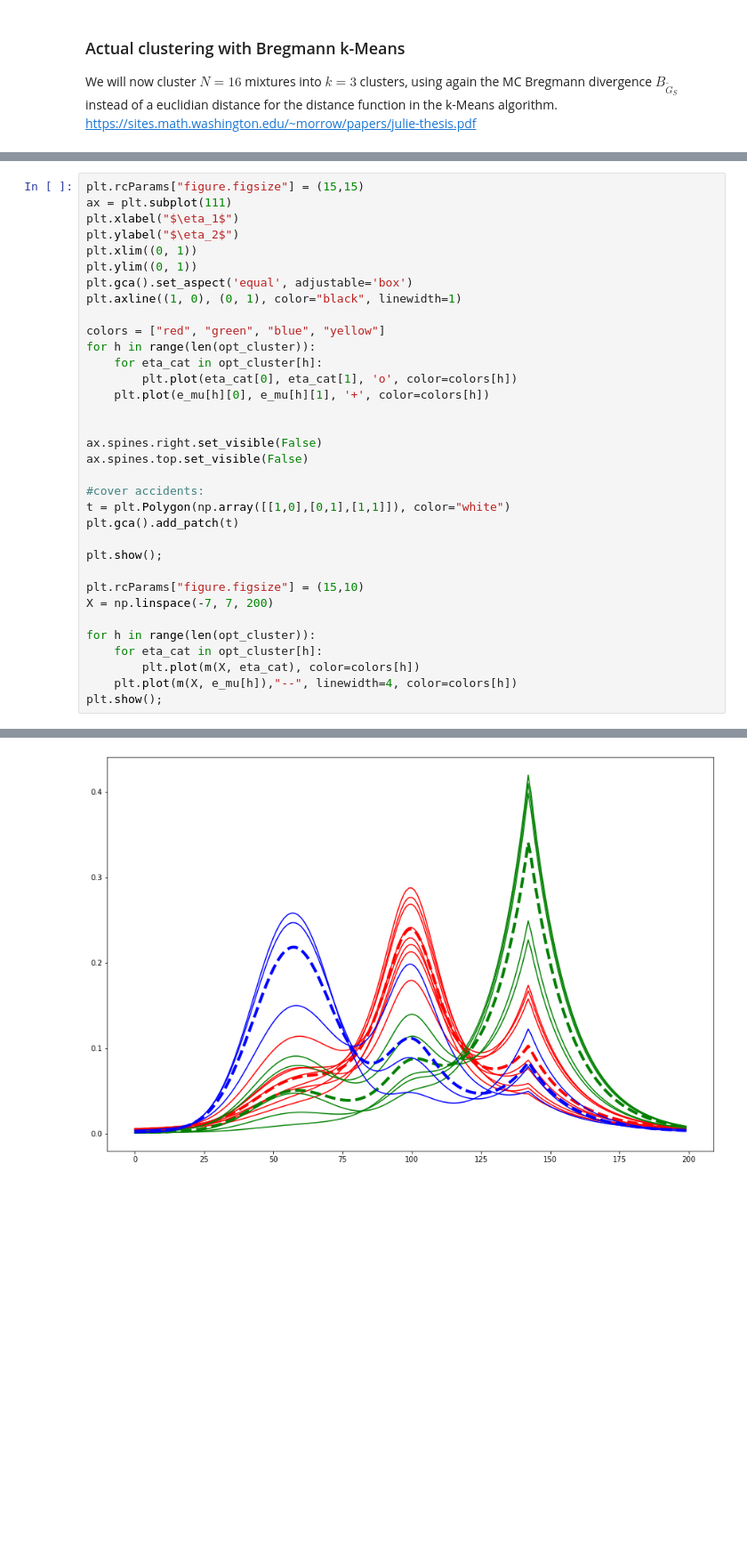
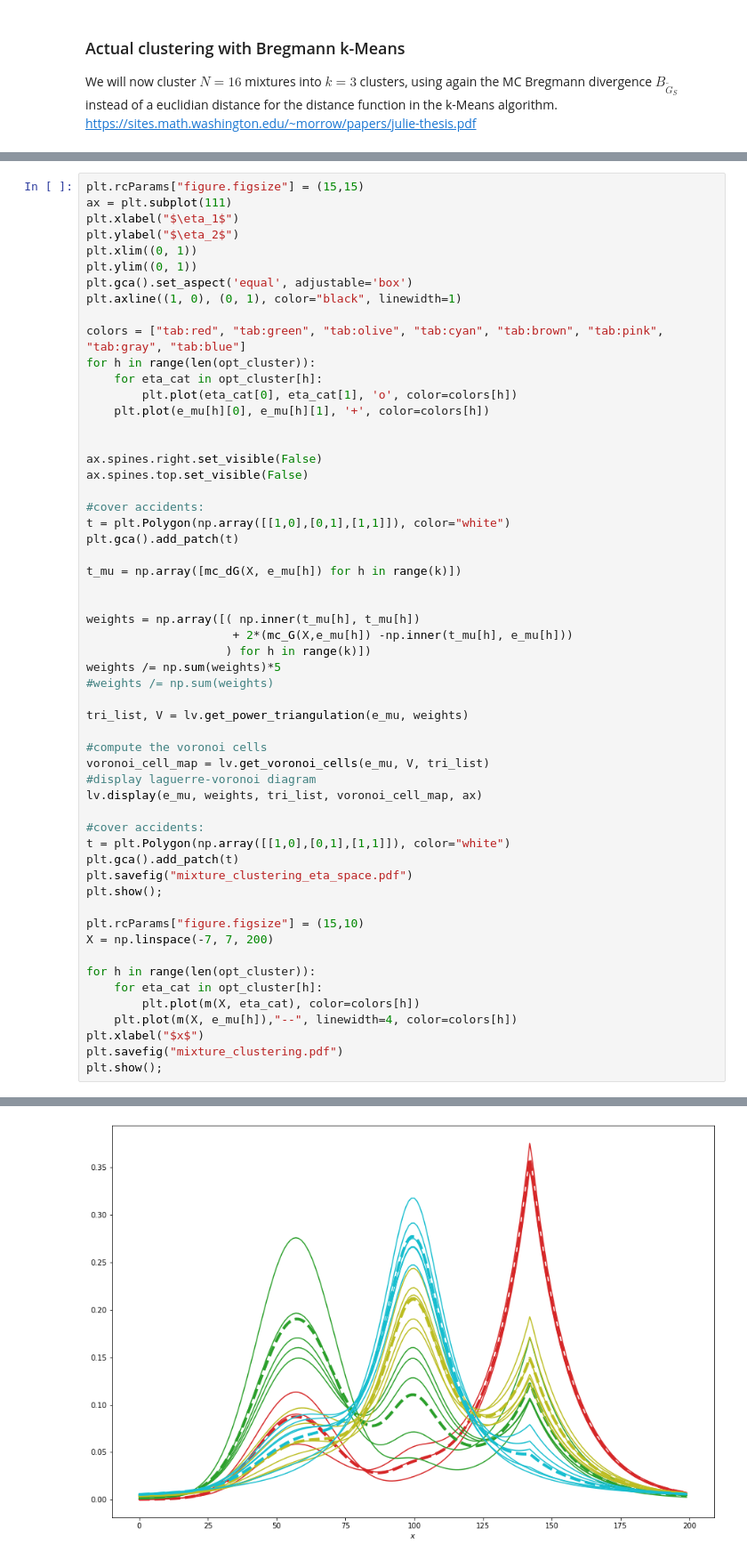
Before and after one commit to maxiherzog/infogeo-applications, a Jupyter notebook: mixtures/mixture_clustering.ipynb, the cells around one changed output, grey strips where cells are left out. Shown at 89% size. Saved outputs shown, nothing was run; the diff lists cells and outputs as text; blank space fills up the shorter version.

Commit message:
Plot pdfs

```diff
--- a/mixtures/mixture_clustering.ipynb
+++ b/mixtures/mixture_clustering.ipynb
@@ -253,7 +262,7 @@ plt.ylim((0, 1))
 plt.gca().set_aspect('equal', adjustable='box')
 plt.axline((1, 0), (0, 1), color="black", linewidth=1)
 
-colors = ["red", "green", "blue", "yellow"]
+colors = ["tab:red", "tab:green", "tab:olive", "tab:cyan", "tab:brown", "tab:pink", "tab:gray", "tab:blue"]
 for h in range(len(opt_cluster)):
     for eta_cat in opt_cluster[h]:
         plt.plot(eta_cat[0], eta_cat[1], 'o', color=colors[h])
@@ -267,6 +276,26 @@ ax.spines.top.set_visible(False)
 t = plt.Polygon(np.array([[1,0],[0,1],[1,1]]), color="white")
 plt.gca().add_patch(t)
 
+t_mu = np.array([mc_dG(X, e_mu[h]) for h in range(k)])
+
+
+weights = np.array([( np.inner(t_mu[h], t_mu[h])
+                     + 2*(mc_G(X,e_mu[h]) -np.inner(t_mu[h], e_mu[h]))
+                    ) for h in range(k)])
+weights /= np.sum(weights)*5
+#weights /= np.sum(weights)
+
+tri_list, V = lv.get_power_triangulation(e_mu, weights)
+
+#compute the voronoi cells
+voronoi_cell_map = lv.get_voronoi_cells(e_mu, V, tri_list)
+#display laguerre-voronoi diagram
+lv.display(e_mu, weights, tri_list, voronoi_cell_map, ax)
+
+#cover accidents:
+t = plt.Polygon(np.array([[1,0],[0,1],[1,1]]), color="white")
+plt.gca().add_patch(t)
+plt.savefig("mixture_clustering_eta_space.pdf")
 plt.show();
 
 plt.rcParams["figure.figsize"] = (15,10)
@@ -276,5 +305,7 @@ for h in range(len(opt_cluster)):
     for eta_cat in opt_cluster[h]:
         plt.plot(m(X, eta_cat), color=colors[h])
     plt.plot(m(X, e_mu[h]),"--", linewidth=4, color=colors[h])
+plt.xlabel("$x$")
+plt.savefig("mixture_clustering.pdf")
 plt.show();
 # %% [output]
@@ -282 +313 @@ plt.show();
-[figure, old version]
+[figure, new version]
```
Also changed, not shown: parts of 4 cells of this notebook, 4 other files.
